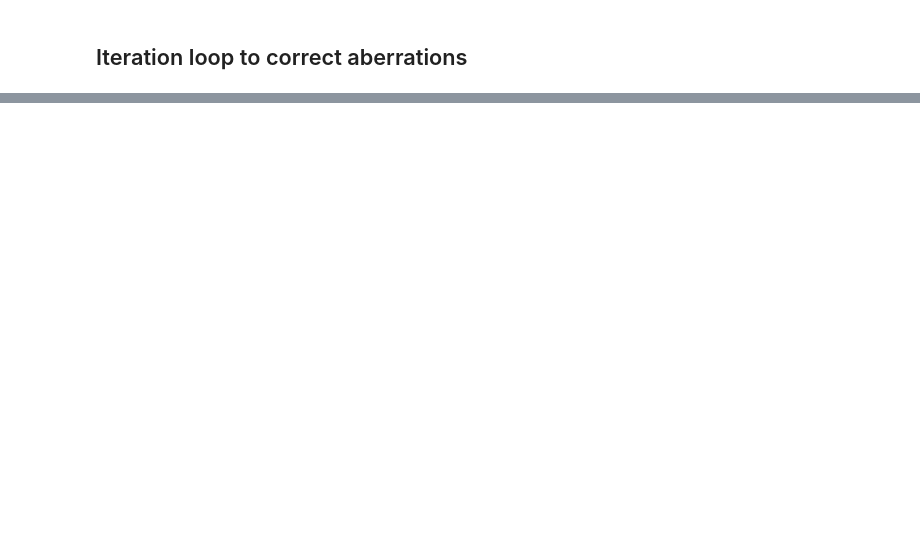
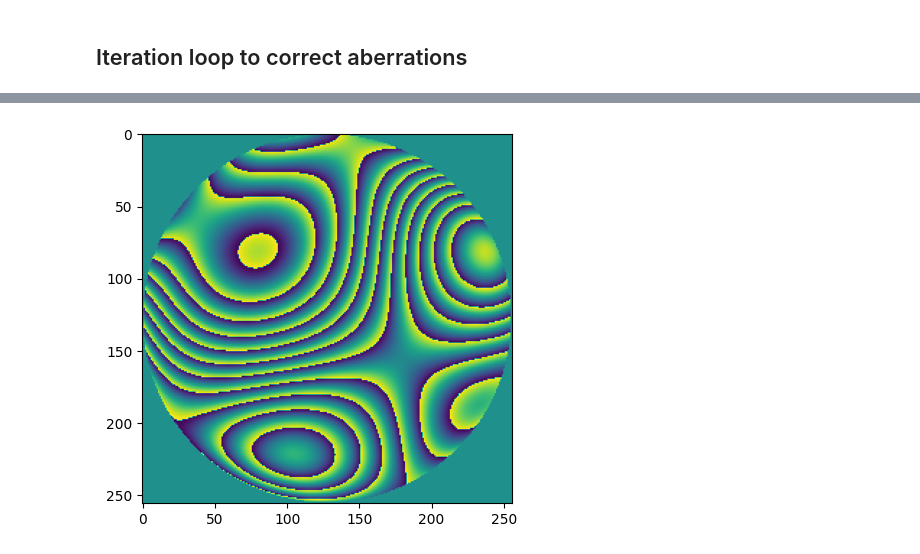
Before and after one commit to imperial-photonics/HexSimInstrument, a Jupyter notebook: R11SLM_correction.ipynb, the cells around one changed output, grey strips where cells are left out. Drawn from its saved outputs; the diff is of its cells as text; code cells hidden in the pictures; blank space fills up the shorter version.

```diff
--- a/R11SLM_correction.ipynb
+++ b/R11SLM_correction.ipynb
@@ -152,15 +154,13 @@ for i in range(3):
 cumphase = xp.zeros((N, N))
 Q = circ * xp.exp(1j * ri2)
 # %%
-show_ani = True
+show_ani = False
 if show_ani:
     f = plt.figure(figsize=(20,20))
-    f.suptitle('main')
 
     axes = []
     for i in range(12):
         axes.append(f.add_subplot(4,3,i+1))
-        axes[i].set_title(titles[i])
 
 def show_animation(k, img):
     if show_ani:
@@ -205,9 +205,11 @@ while nits < 500:
     rms= xp.sqrt(xp.sum(diff ** 2) / sumc)
 
     if xp.mod(nits,n) == 0:
+#         show_animation(2, diff * circ)
         show_animation(2, diff)
 
-        show_animation(3, xp.sqrt(abs(Q)))
+#         show_animation(3, xp.sqrt(abs(Q)))
+        show_animation(3, abs(Q))
 
         if show_ani:
             axes[4].clear()
@@ -293,9 +295,10 @@ while nits < 500:
         rms = xp.sqrt(xp.sum(diff ** 2) / sumc)
         show_animation(6, diff)
 #         plt.text(0, -10, 'nits=%d , rms=%f, rmswaves=%f' % (nits, rms, rms / 2 / xp.pi))
+
         Qc = q
 
-        # Constrain phase in pupil to have slowly varying values by fitting to Zernike
+#         # Constrain phase in pupil to have slowly varying values by fitting to Zernike
         Qd = xp.sum(Qc * Z00) * Z00
         z_a_p = [Z11, Z1_1, Z20, Z2_2, Z31, Z3_1, Z33, Z3_3, Z40, Z42, Z4_2, Z44, Z4_4, Z51, Z5_1, Z53, Z5_3, Z55,Z5_5]  # Zernike aberration for phase
         for i in z_a_p:
@@ -304,14 +307,23 @@ while nits < 500:
 
         fac = 2
         Q = abs(Q) * xp.exp(1j * Qd * (1-1 / fac))
+#         I think the cumphase used in the measured PSFs should be the unwrapped phase ratherthan the Zernike fitted phase.
+#         Q = abs(Q) * xp.exp(1j * Qc * (1-1 / fac))
         # Q = abs(Q).*exp(1i*Qd)
-        show_animation(7,Qd)
+        show_animation(7, Qd)
 # %         def = 0.9 * def;
 
         cumphase = cumphase + Qd/fac
-        show_animation(8,xp.angle(xp.exp(1j * cumphase)))
+#         I think the cumphase used in the measured PSFs should be the unwrapped phase ratherthan the Zernike fitted phase.
+#         cumphase = cumphase + Qc/fac
+        show_animation(8, xp.angle(xp.exp(1j * cumphase)))
+#         cumphase_norm = (xp.real(xp.exp(1j * cumphase)) < 0) * xp.sum(cumphase)
+#         show_animation(8, xp.angle(xp.exp(1j * cumphase_norm)))
+
 
         new_masks = [ri - cumphase, ri - cumphase + defocus, ri - cumphase - defocus]
+#         new_masks = [ri - cumphase_norm, ri - cumphase_norm + defocus, ri - cumphase_norm - defocus]
+#         new_masks = [xp.mod(ri - cumphase, 2 * xp.pi) > xp.pi, xp.mod(ri - cumphase + defocus, 2 * xp.pi) > xp.pi, xp.mod(ri - cumphase - defocus, 2 * xp.pi) > xp.pi]
         for i in range(3):
             p1 = xp.fft.fftshift(xp.fft.fft2(ampl * xp.exp(1j * new_masks[i]), (2 * N, 2 * N)))
             p1i = abs(p1) ** 2 / xp.sum(abs(p1) ** 2) * nphot + bg
@@ -330,3 +347,13 @@ Elapsed time: 134.01830959320068s
+# %%
+plt.figure()
+if xp == cp:
+    plt.imshow((xp.angle(xp.exp(1j * cumphase))).get())
+#     plt.imshow(cumphase.get())
+# plt.figure()
+# if xp == cp:
+#     plt.imshow((xp.angle(xp.exp(1j * cumphase))).get())
+# %% [output]
+[figure, added]
 # %%
 plt.figure(100)
 if xp == cp:
```
Also changed, not shown: parts of 22 cells of this notebook.
